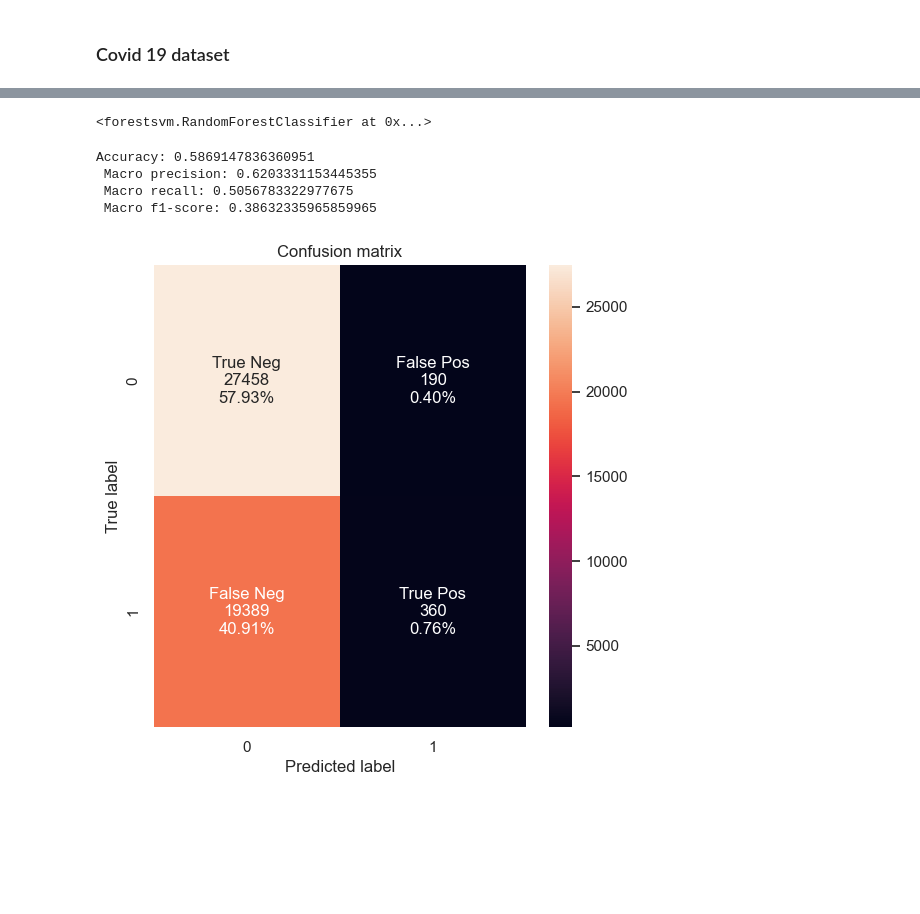
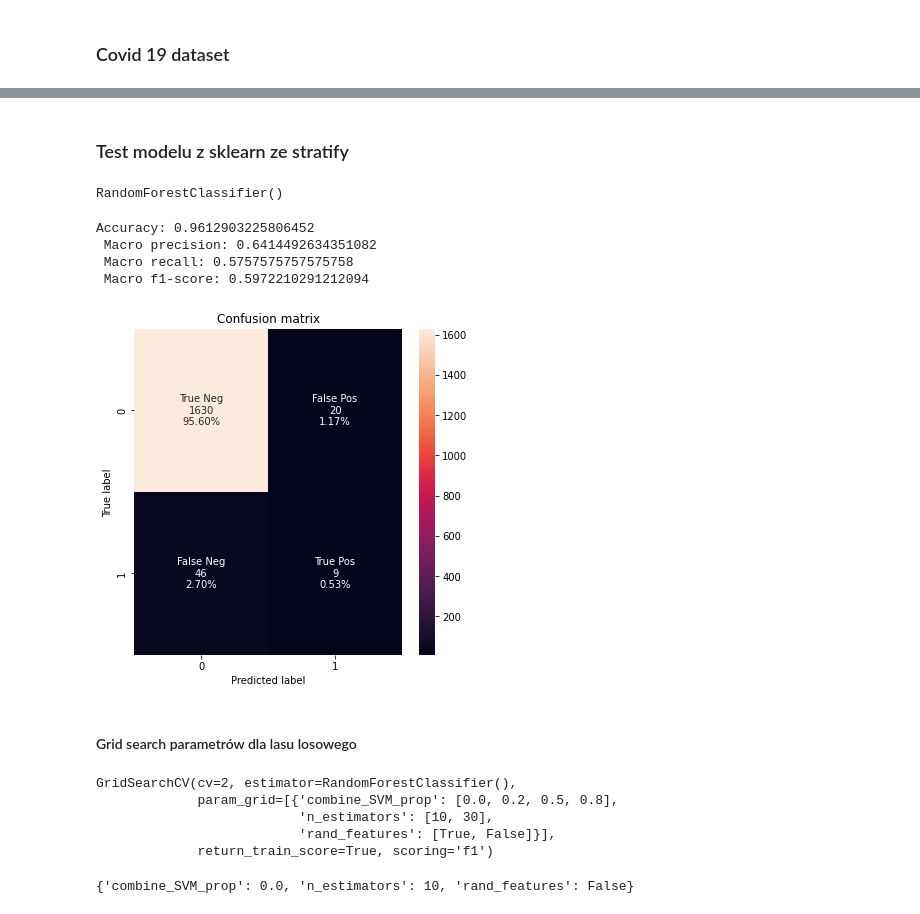
Before and after one commit to JakubSzczepanowski/ForestSVM, a Jupyter notebook: kod/experiments.ipynb, the cells around one changed output, grey strips where cells are left out. Cells and saved outputs as stored; diff of their text form; code cells hidden in the pictures; blank space fills up the shorter version.

```diff
--- a/kod/experiments.ipynb
+++ b/kod/experiments.ipynb
@@ -620,7 +628,7 @@ plt.show()
 #### K Best chosen features
 # %%
 from sklearn.feature_selection import SelectKBest
-k = 8
+k = 10
 
 X = df_bank.copy().drop(["label"], axis = 1)
 y = df_bank["label"]
@@ -856,0 +984,4 @@ X.head(2)
+# %%
+y = df_b_auto['label'].copy()
+X = df_b_auto.drop('label', axis = 1)
+X.head(2)
@@ -860,0 +997,7 @@ X_train, X_test, y_train, y_test = train_test_split(X, y, test_size=0.25, random
+# %%
+split = StratifiedShuffleSplit(n_splits=1, test_size=0.25, random_state=42)
+for train_index, test_index in split.split(df_b_auto, df_b_auto['label']):
+    strat_X_train = X.loc[train_index]
+    strat_X_test = X.loc[test_index]
+    strat_y_train = y[train_index]
+    strat_y_test = y[test_index]
@@ -897,14 +1068,34 @@ Accuracy: 0.6242167225773784
+# %% [markdown]
+### Test modelu z sklearn ze stratify
 # %%
-rf_classifier = RFC(n_estimators=10, combine_SVM=False)
-rf_classifier.fit(X_train, np.array(y_train))
+rf_classifier = RandomForestClassifier()
+rf_classifier.fit(strat_X_train, np.array(strat_y_train))
 # %% [output]
-<forestsvm.RandomForestClassifier at 0x...>
+RandomForestClassifier()
 # %%
-y_test_pred = rf_classifier.predict(X_test)
-metrics(y_test, y_test_pred)
+y_test_pred = rf_classifier.predict(strat_X_test)
+metrics(strat_y_test, y_test_pred)
 # %% [output]
-Accuracy: 0.5869147836360951
- Macro precision: 0.6203331153445355
- Macro recall: 0.5056783322977675
- Macro f1-score: 0.38632335965859965
+Accuracy: 0.9612903225806452
+ Macro precision: 0.6414492634351082
+ Macro recall: 0.5757575757575758
+ Macro f1-score: 0.5972210291212094
-[figure, old version]
+[figure, new version]
+# %% [markdown]
+#### Grid search parametrów dla lasu losowego
+# %%
+param_grid = [{'n_estimators': [10, 30], 'rand_features': [True, False], 'combine_SVM_prop': [0.0, 0.2, 0.5, 0.8]}]
+
+forestsvm_clf = RFC()
+grid_search = GridSearchCV(forestsvm_clf, param_grid, cv=2, scoring='f1', return_train_score=True)
+grid_search.fit(X, np.array(y))
+# %% [output]
+GridSearchCV(cv=2, estimator=RandomForestClassifier(),
+             param_grid=[{'combine_SVM_prop': [0.0, 0.2, 0.5, 0.8],
+                          'n_estimators': [10, 30],
+                          'rand_features': [True, False]}],
+             return_train_score=True, scoring='f1')
+# %%
+grid_search.best_params_
+# %% [output]
+{'combine_SVM_prop': 0.0, 'n_estimators': 10, 'rand_features': False}
```
Also changed, not shown: parts of 60 cells of this notebook.
